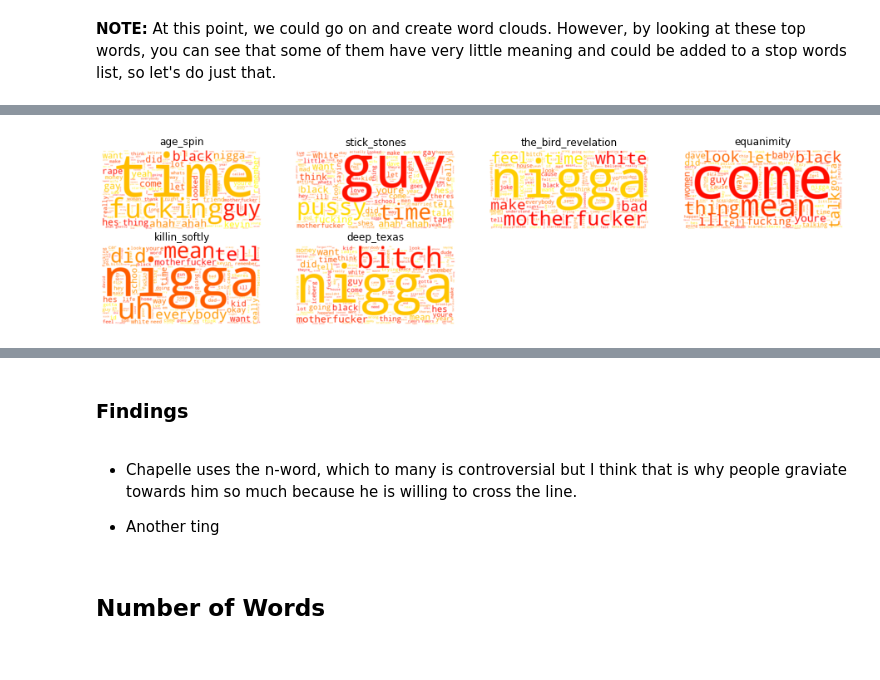
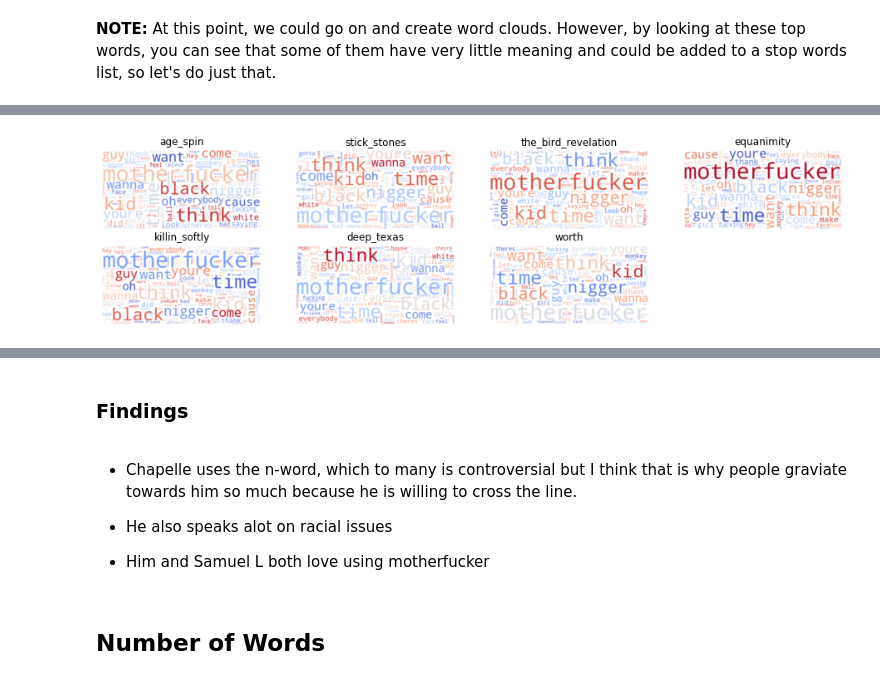
Before and after one commit to KwasiArhin/chappelle_comedy-, a Jupyter notebook: 2-Exploratory-Data-Analysis.ipynb, the cells around one changed output, grey strips where cells are left out. Saved outputs shown, nothing was run; the diff lists cells and outputs as text; code cells hidden in the pictures.

```diff
--- a/2-Exploratory-Data-Analysis.ipynb
+++ b/2-Exploratory-Data-Analysis.ipynb
@@ -143,7 +143,7 @@ Counter(words).most_common()
 [interactive output not drawn]
 # %%
 # If more than 4 of the specials have it as a top word, exclude it from the list
-add_stop_words = [word for word, count in Counter(words).most_common() if count > 4]
+add_stop_words = [word for word, count in Counter(words).most_common() if count > 5]
 add_stop_words
 # %% [output]
 ['like',
@@ -197,7 +195,7 @@ from wordcloud import WordCloud
 wc = WordCloud(
     stopwords=stop_words,
     background_color="white",
-    colormap="autumn",
+    colormap="coolwarm_r",
     max_font_size=150,
     random_state=42,
 )
@@ -206,36 +204,38 @@ wc = WordCloud(
 # %%
 # Reset the output dimensions
 import matplotlib.pyplot as plt
 
 plt.rcParams["figure.figsize"] = [16, 6]
 
 full_names = [
     "age_spin",
     "stick_stones",
     "the_bird_revelation",
     "equanimity",
     "killin_softly",
     "deep_texas",
+    "worth",
 ]
-# Create subplots for each comedian
-for index, comedian in enumerate(data.columns):
+# Create subplots for each special
+for index, special in enumerate(data.columns):
     wc.generate(data_clean.transcript[comedian])
 
     plt.subplot(3, 4, index + 1)
     plt.imshow(wc, interpolation="bilinear")
     plt.axis("off")
     plt.title(full_names[index])
 
 plt.show()
 # %% [output]
-[figure, old version]
+[figure, new version]
 [interactive output not drawn]
 # %% [markdown]
 ### Findings
 # %% [markdown]
 * Chapelle uses the n-word, which to many is controversial but I think that is why people graviate towards him so much because he is willing to cross the line.
 
-* Another ting
+* He also speaks alot on racial issues
+* Him and Samuel L both love using motherfucker
 # %% [markdown]
 ## Number of Words
 # %% [markdown]
```
Also changed, not shown: parts of 26 cells of this notebook, 4 other files.
